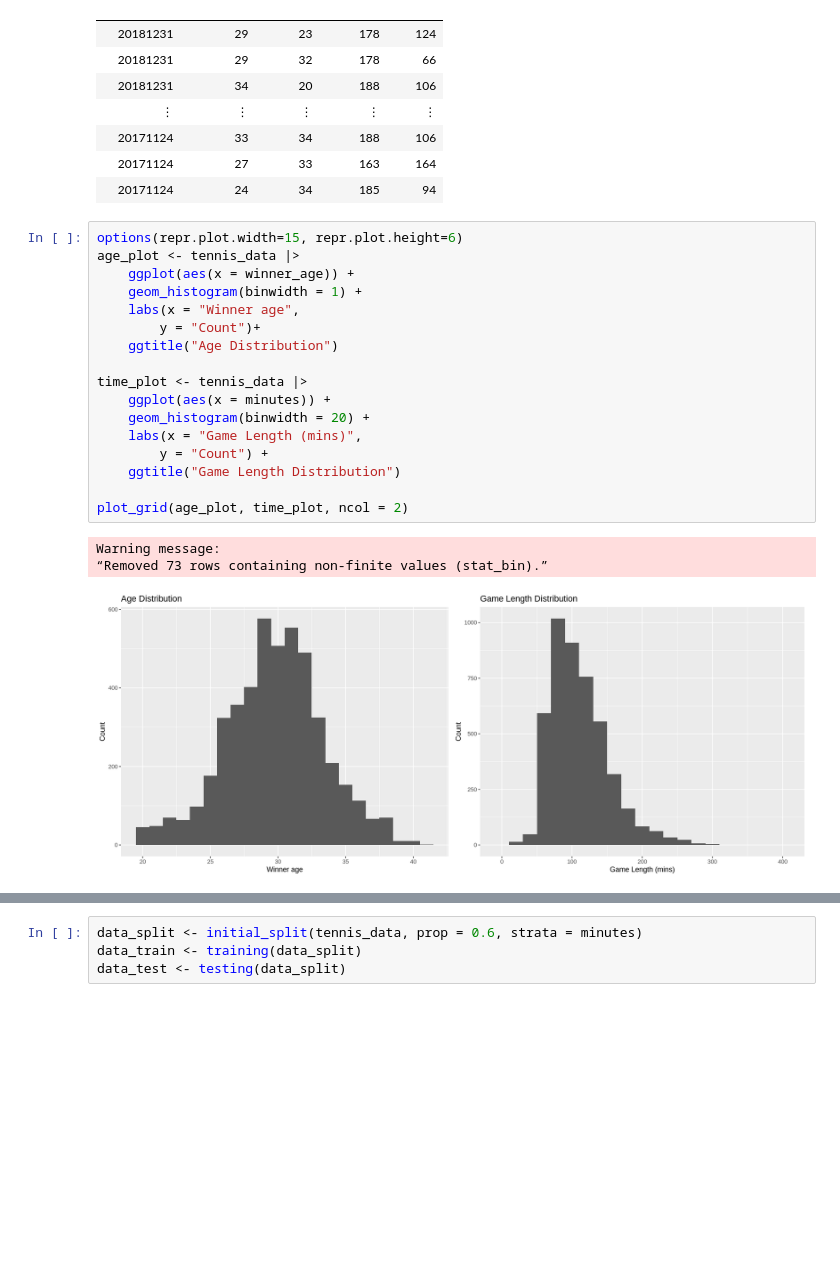
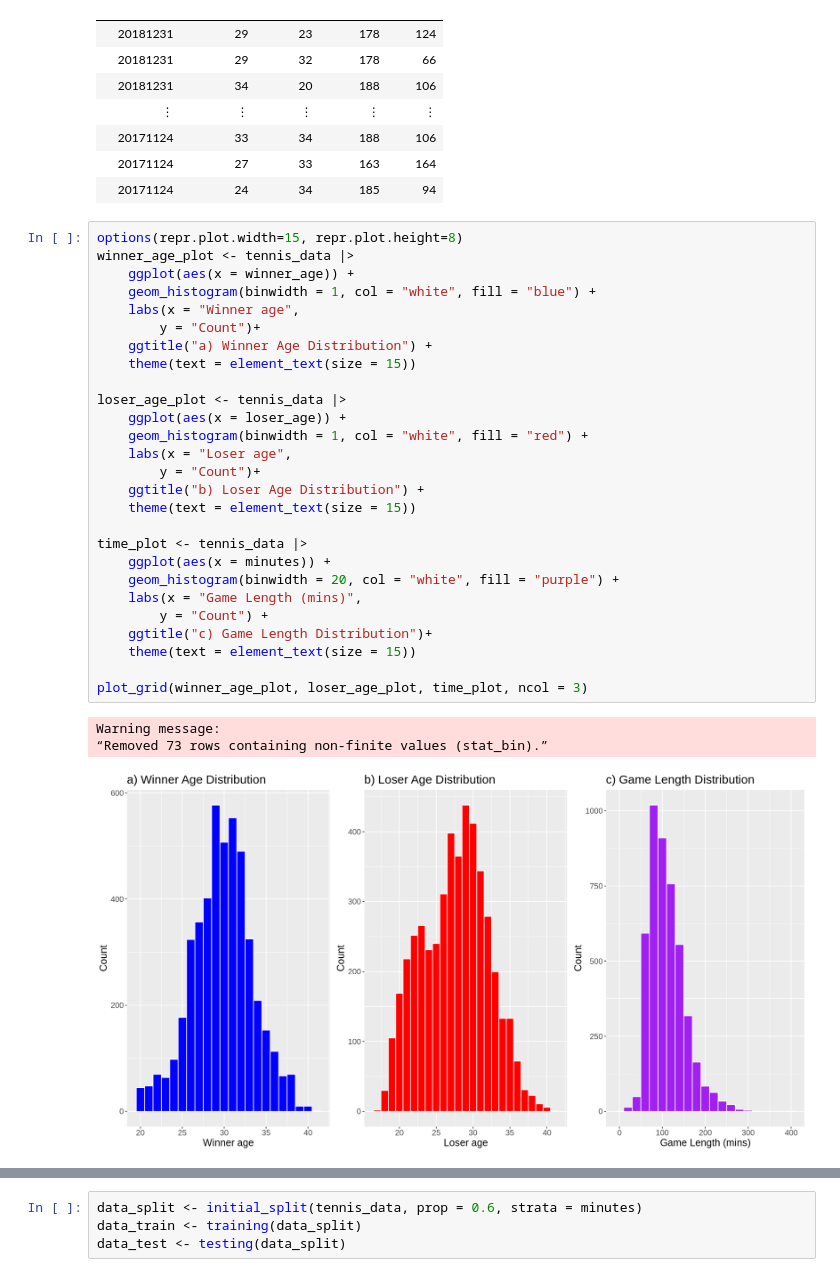
Before and after one commit to keelbeier/dsci100-group69, a Jupyter notebook: group_project_report.ipynb, the cells around one changed output, grey strips where cells are left out. Cells and saved outputs as stored; diff of their text form; blank space fills up the shorter version.

Commit message:
Updated graphs, added loser age plots, added section headings

```diff
--- a/group_project_report.ipynb
+++ b/group_project_report.ipynb
@@ -61,23 +63,33 @@ A tibble: 4670 × 5
 | 20171124 | 27 | 33 | 163 | 164 |
 | 20171124 | 24 | 34 | 185 | 94 |
 # %%
-options(repr.plot.width=15, repr.plot.height=6)
-age_plot <- tennis_data |>
+options(repr.plot.width=15, repr.plot.height=8)
+winner_age_plot <- tennis_data |>
     ggplot(aes(x = winner_age)) +
-    geom_histogram(binwidth = 1) +
+    geom_histogram(binwidth = 1, col = "white", fill = "blue") +
     labs(x = "Winner age",
         y = "Count")+
-    ggtitle("Age Distribution")
+    ggtitle("a) Winner Age Distribution") +
+    theme(text = element_text(size = 15))
+
+loser_age_plot <- tennis_data |>
+    ggplot(aes(x = loser_age)) +
+    geom_histogram(binwidth = 1, col = "white", fill = "red") +
+    labs(x = "Loser age",
+        y = "Count")+
+    ggtitle("b) Loser Age Distribution") +
+    theme(text = element_text(size = 15))
 
 time_plot <- tennis_data |>
     ggplot(aes(x = minutes)) +
-    geom_histogram(binwidth = 20) +
+    geom_histogram(binwidth = 20, col = "white", fill = "purple") +
     labs(x = "Game Length (mins)",
         y = "Count") +
-    ggtitle("Game Length Distribution")
+    ggtitle("c) Game Length Distribution")+
+    theme(text = element_text(size = 15))
 
-plot_grid(age_plot, time_plot, ncol = 2)
+plot_grid(winner_age_plot, loser_age_plot, time_plot, ncol = 3)
 # %% [output]
 Warning message:
 “Removed 73 rows containing non-finite values (stat_bin).”
-[figure, old version]
+[figure, new version]
```
Also changed, not shown: parts of 7 cells of this notebook.
